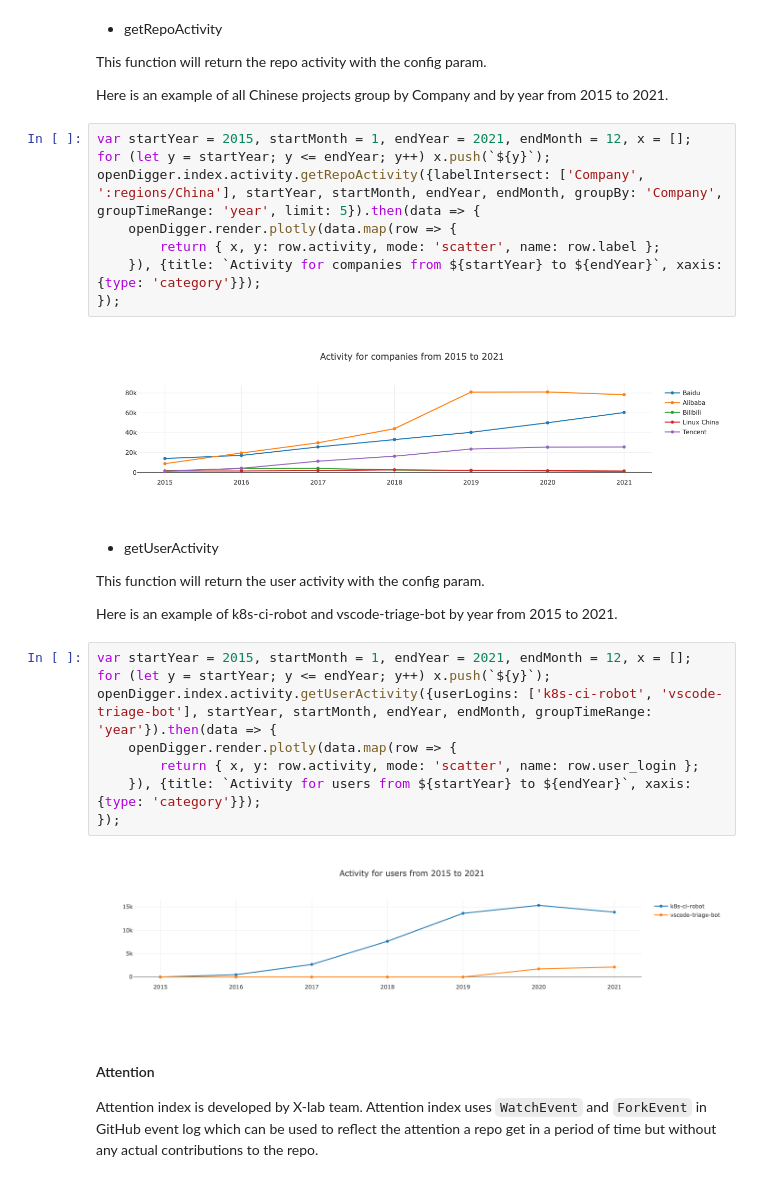
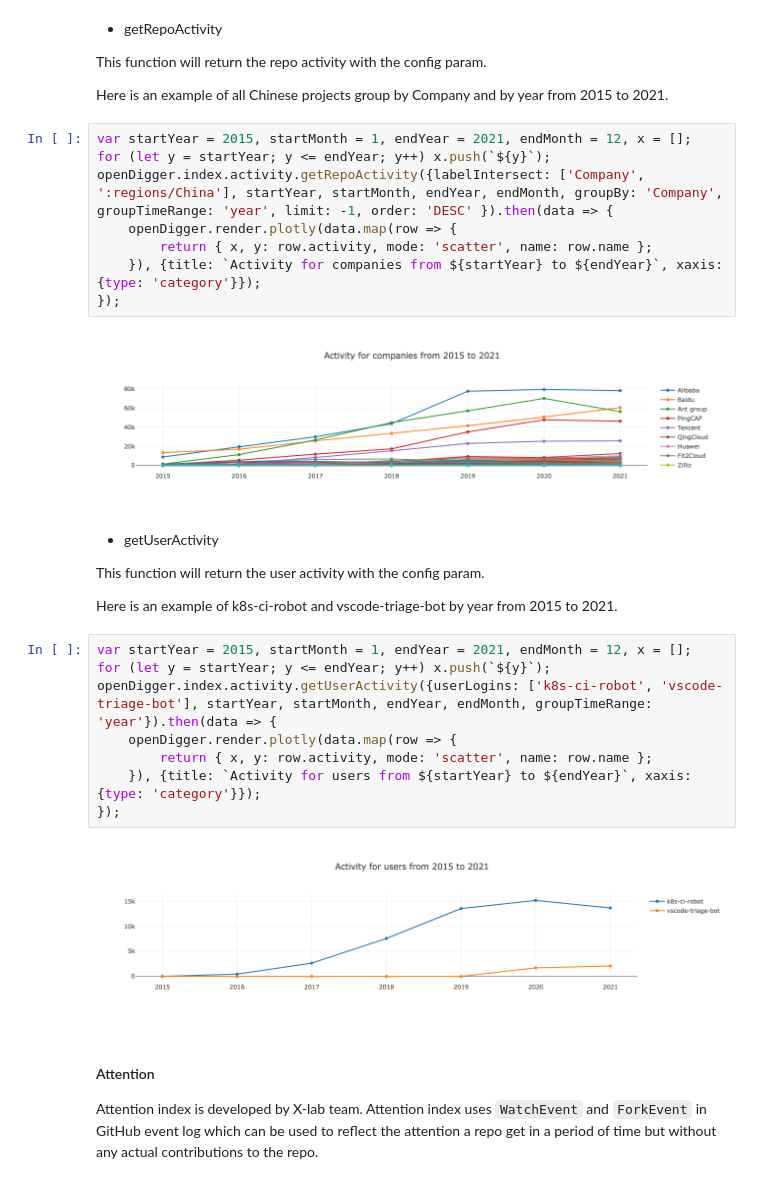
Before and after one commit to X-lab2017/open-digger, a Jupyter notebook: notebook/handbook.ipynb, the cells around one changed output. Saved outputs shown, nothing was run; the diff lists cells and outputs as text.

```diff
--- a/notebook/handbook.ipynb
+++ b/notebook/handbook.ipynb
@@ -115,13 +105,13 @@ Here is an example of all Chinese projects group by Company and by year from 201
 # %%
 var startYear = 2015, startMonth = 1, endYear = 2021, endMonth = 12, x = [];
 for (let y = startYear; y <= endYear; y++) x.push(`${y}`);
-openDigger.index.activity.getRepoActivity({labelIntersect: ['Company', ':regions/China'], startYear, startMonth, endYear, endMonth, groupBy: 'Company', groupTimeRange: 'year', limit: 5}).then(data => {
+openDigger.index.activity.getRepoActivity({labelIntersect: ['Company', ':regions/China'], startYear, startMonth, endYear, endMonth, groupBy: 'Company', groupTimeRange: 'year', limit: -1, order: 'DESC' }).then(data => {
     openDigger.render.plotly(data.map(row => {
-        return { x, y: row.activity, mode: 'scatter', name: row.label };
+        return { x, y: row.activity, mode: 'scatter', name: row.name };
     }), {title: `Activity for companies from ${startYear} to ${endYear}`, xaxis: {type: 'category'}});
 });
 # %% [output]
-[figure, old version]
+[figure, new version]
 # %% [markdown]
 - getUserActivity
 
@@ -133,11 +123,11 @@ var startYear = 2015, startMonth = 1, endYear = 2021, endMonth = 12, x = [];
 for (let y = startYear; y <= endYear; y++) x.push(`${y}`);
 openDigger.index.activity.getUserActivity({userLogins: ['k8s-ci-robot', 'vscode-triage-bot'], startYear, startMonth, endYear, endMonth, groupTimeRange: 'year'}).then(data => {
     openDigger.render.plotly(data.map(row => {
-        return { x, y: row.activity, mode: 'scatter', name: row.user_login };
+        return { x, y: row.activity, mode: 'scatter', name: row.name };
     }), {title: `Activity for users from ${startYear} to ${endYear}`, xaxis: {type: 'category'}});
 });
 # %% [output]
-[figure, old version]
+[figure, new version]
 # %% [markdown]
 #### Attention
 
```
Also changed, not shown: parts of 20 cells of this notebook, 9 other files.
